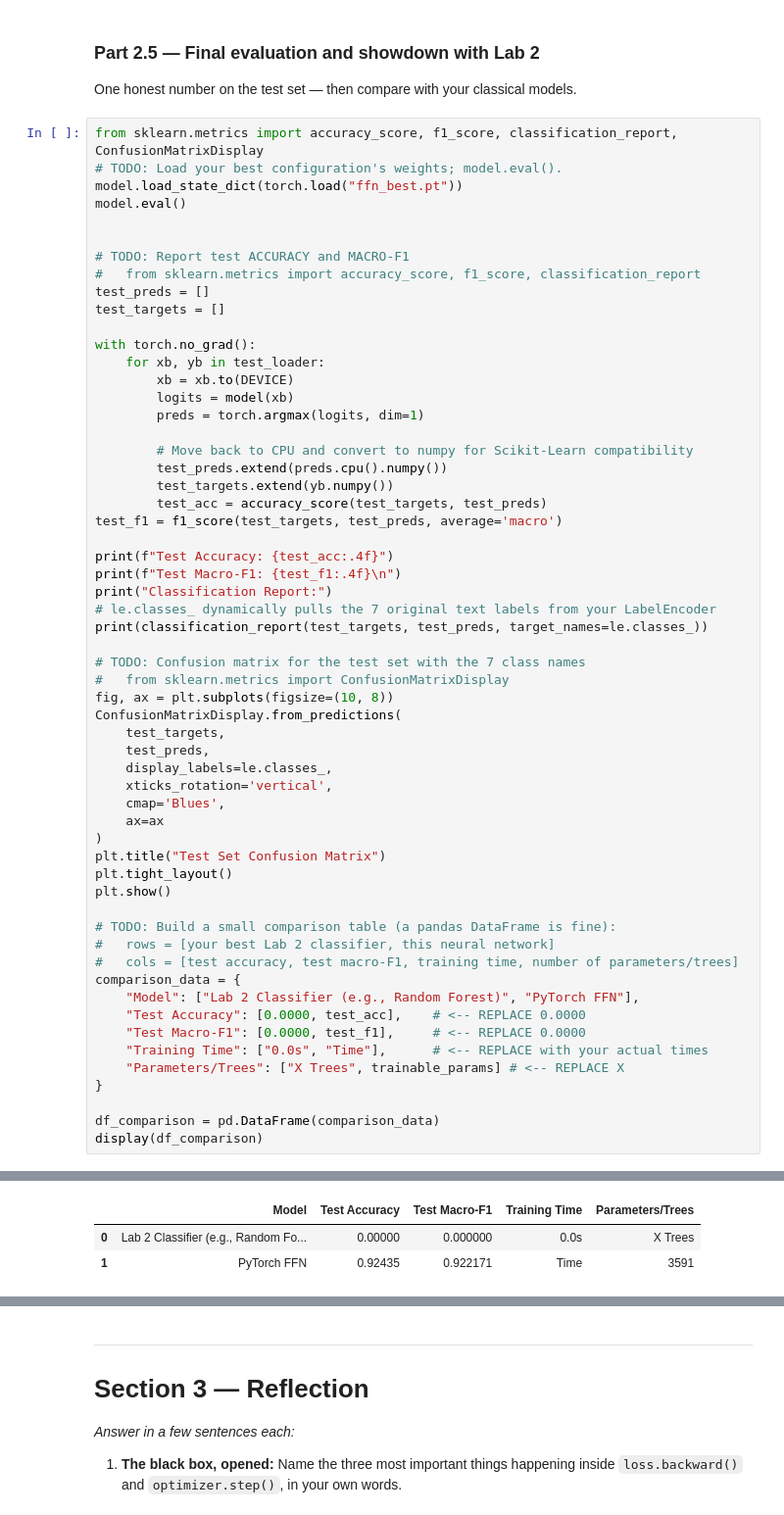
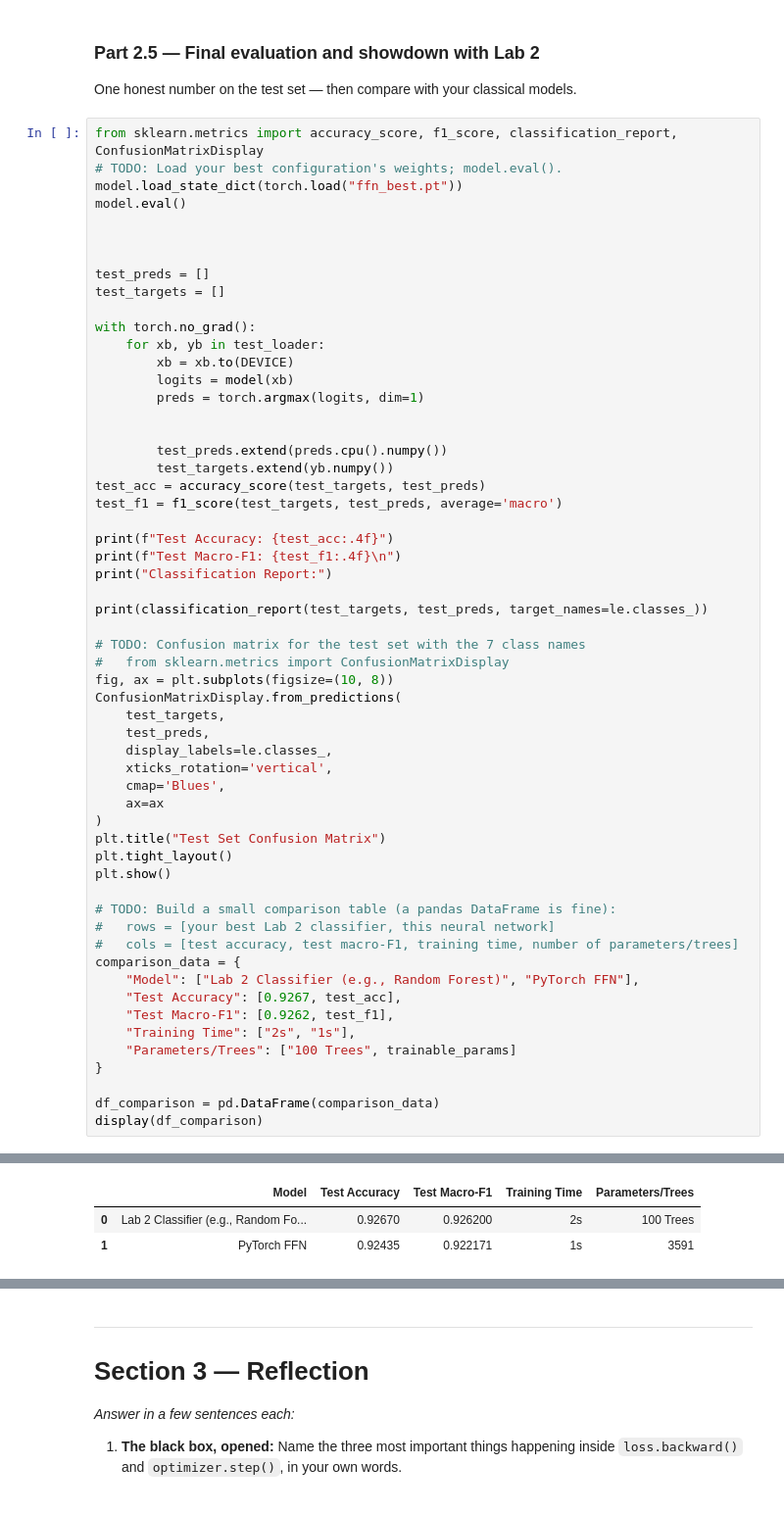
Before and after one commit to avatarmongacancode34/lab-3, a Jupyter notebook: Lab_3.ipynb, the cells around one changed output, grey strips where cells are left out. Shown at 98% size. Saved outputs shown, nothing was run; the diff lists cells and outputs as text.

```diff
--- a/Lab_3.ipynb
+++ b/Lab_3.ipynb
@@ -813,8 +813,7 @@ model.load_state_dict(torch.load("ffn_best.pt"))
 model.eval()
 
 
-# TODO: Report test ACCURACY and MACRO-F1
-#   from sklearn.metrics import accuracy_score, f1_score, classification_report
+
 test_preds = []
 test_targets = []
 
@@ -824,16 +823,16 @@ with torch.no_grad():
         logits = model(xb)
         preds = torch.argmax(logits, dim=1)
 
-        # Move back to CPU and convert to numpy for Scikit-Learn compatibility
+
         test_preds.extend(preds.cpu().numpy())
         test_targets.extend(yb.numpy())
-        test_acc = accuracy_score(test_targets, test_preds)
+test_acc = accuracy_score(test_targets, test_preds)
 test_f1 = f1_score(test_targets, test_preds, average='macro')
 
 print(f"Test Accuracy: {test_acc:.4f}")
 print(f"Test Macro-F1: {test_f1:.4f}\n")
 print("Classification Report:")
-# le.classes_ dynamically pulls the 7 original text labels from your LabelEncoder
+
 print(classification_report(test_targets, test_preds, target_names=le.classes_))
 
 # TODO: Confusion matrix for the test set with the 7 class names
@@ -853,39 +852,39 @@ plt.show()
 
 # TODO: Build a small comparison table (a pandas DataFrame is fine):
 #   rows = [your best Lab 2 classifier, this neural network]
 #   cols = [test accuracy, test macro-F1, training time, number of parameters/trees]
 comparison_data = {
     "Model": ["Lab 2 Classifier (e.g., Random Forest)", "PyTorch FFN"],
-    "Test Accuracy": [0.0000, test_acc],    # <-- REPLACE 0.0000
-    "Test Macro-F1": [0.0000, test_f1],     # <-- REPLACE 0.0000
-    "Training Time": ["0.0s", "Time"],      # <-- REPLACE with your actual times
-    "Parameters/Trees": ["X Trees", trainable_params] # <-- REPLACE X
+    "Test Accuracy": [0.9267, test_acc],
+    "Test Macro-F1": [0.9262, test_f1],
+    "Training Time": ["2s", "1s"],
+    "Parameters/Trees": ["100 Trees", trainable_params]
 }
 
 df_comparison = pd.DataFrame(comparison_data)
 display(df_comparison)
 # %% [output]
 Test Accuracy: 0.9243
 Test Macro-F1: 0.9222
 
 Classification Report:
                      precision    recall  f1-score   support
 
 Insufficient_Weight       0.96      0.94      0.95        54
       Normal_Weight       0.80      0.78      0.79        58
      Obesity_Type_I       0.99      0.94      0.96        70
     Obesity_Type_II       1.00      0.97      0.98        60
    Obesity_Type_III       0.98      1.00      0.99        65
  Overweight_Level_I       0.80      0.84      0.82        58
 Overweight_Level_II       0.92      0.98      0.95        58
 
            accuracy                           0.92       423
           macro avg       0.92      0.92      0.92       423
        weighted avg       0.93      0.92      0.92       423
 [figure]
 |  | Model | Test Accuracy | Test Macro-F1 | Training Time | Parameters/Trees |
-| 0 | Lab 2 Classifier (e.g., Random Fo... | 0.00000 | 0.000000 | 0.0s | X Trees |
-| 1 | PyTorch FFN | 0.92435 | 0.922171 | Time | 3591 |
+| 0 | Lab 2 Classifier (e.g., Random Fo... | 0.92670 | 0.926200 | 2s | 100 Trees |
+| 1 | PyTorch FFN | 0.92435 | 0.922171 | 1s | 3591 |
 # %% [markdown]
 **Student Reasoning — Final evaluation**
 *1. Which obesity levels does the network still confuse, and are they the same ones your
```
Also changed, not shown: parts of 1 cell of this notebook.
